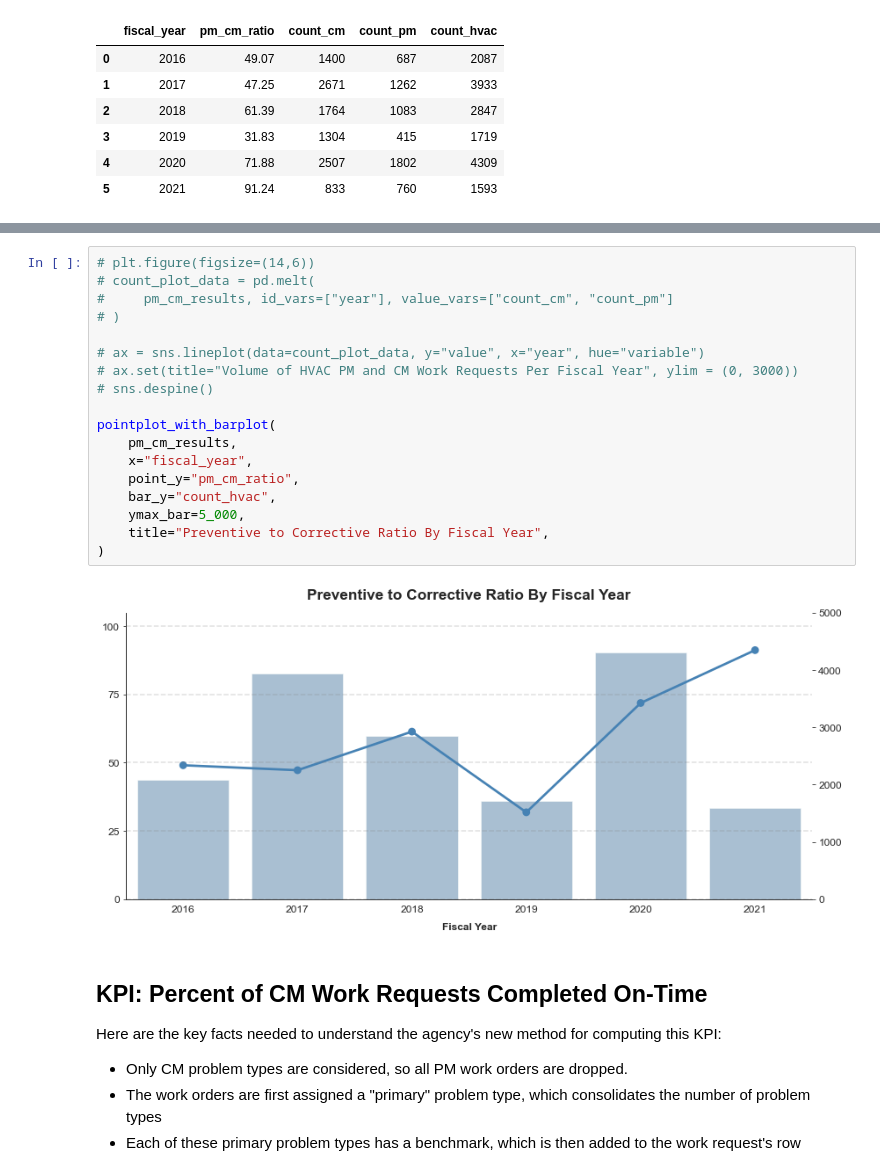
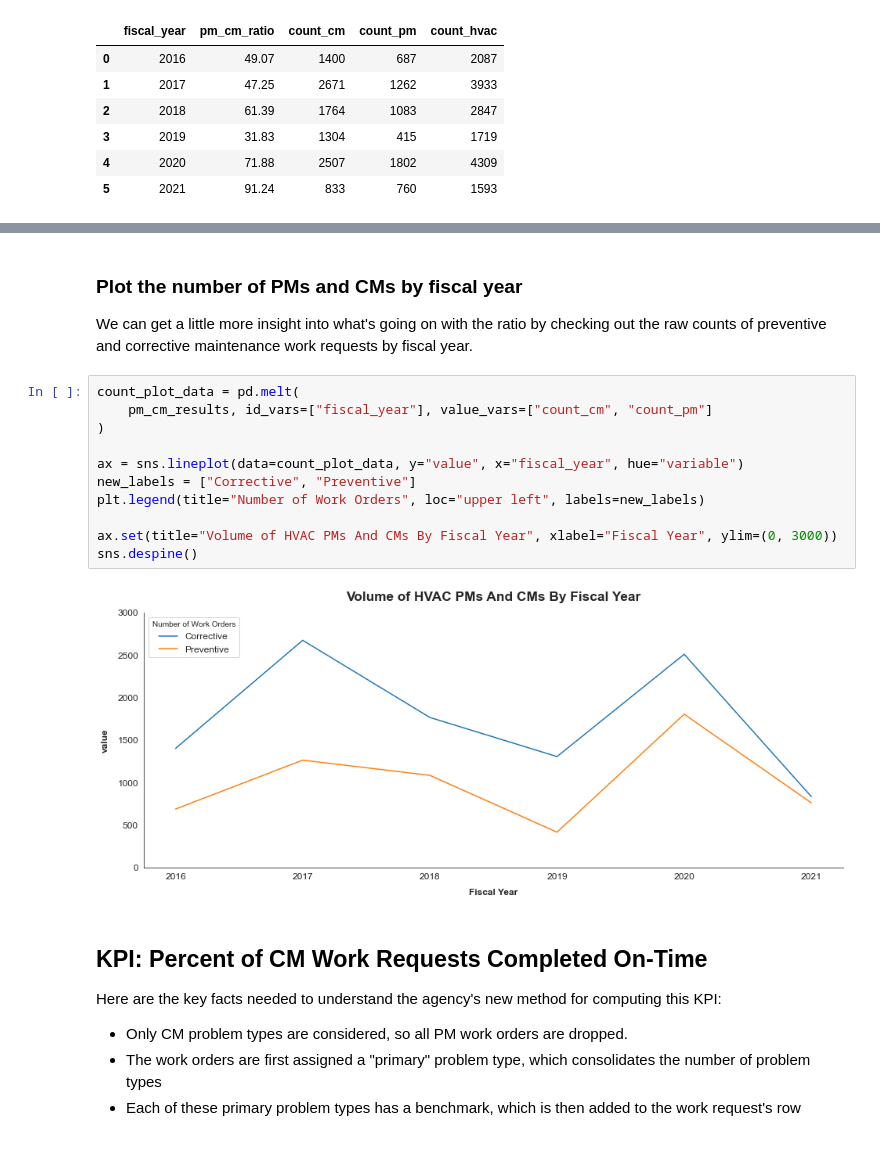
Before and after one commit to department-of-general-services/KPI_central, a Jupyter notebook: FMD_scorecard.ipynb, the cells around one changed output, grey strips where cells are left out. Drawn from its saved outputs; the diff is of its cells as text.

Commit message:
Touch up charts

```diff
--- a/FMD_scorecard.ipynb
+++ b/FMD_scorecard.ipynb
@@ -348,23 +335,19 @@ pm_cm_results
+# %% [markdown]
+### Plot the number of PMs and CMs by fiscal year
+We can get a little more insight into what's going on with the ratio by checking out the raw counts of preventive and corrective maintenance work requests by fiscal year.
 # %%
-# plt.figure(figsize=(14,6))
-# count_plot_data = pd.melt(
-#     pm_cm_results, id_vars=["year"], value_vars=["count_cm", "count_pm"]
-# )
+count_plot_data = pd.melt(
+    pm_cm_results, id_vars=["fiscal_year"], value_vars=["count_cm", "count_pm"]
+)
 
-# ax = sns.lineplot(data=count_plot_data, y="value", x="year", hue="variable")
-# ax.set(title="Volume of HVAC PM and CM Work Requests Per Fiscal Year", ylim = (0, 3000))
-# sns.despine()
+ax = sns.lineplot(data=count_plot_data, y="value", x="fiscal_year", hue="variable")
+new_labels = ["Corrective", "Preventive"]
+plt.legend(title="Number of Work Orders", loc="upper left", labels=new_labels)
 
-pointplot_with_barplot(
-    pm_cm_results,
-    x="fiscal_year",
-    point_y="pm_cm_ratio",
-    bar_y="count_hvac",
-    ymax_bar=5_000,
-    title="Preventive to Corrective Ratio By Fiscal Year",
-)
+ax.set(title="Volume of HVAC PMs And CMs By Fiscal Year", xlabel="Fiscal Year", ylim=(0, 3000))
+sns.despine()
 # %% [output]
-[figure, old version]
+[figure, new version]
 # %% [markdown]
 ## KPI: Percent of CM Work Requests Completed On-Time
 Here are the key facts needed to understand the agency's new method for computing this KPI:
```
Also changed, not shown: parts of 15 cells of this notebook, 2 other files.
